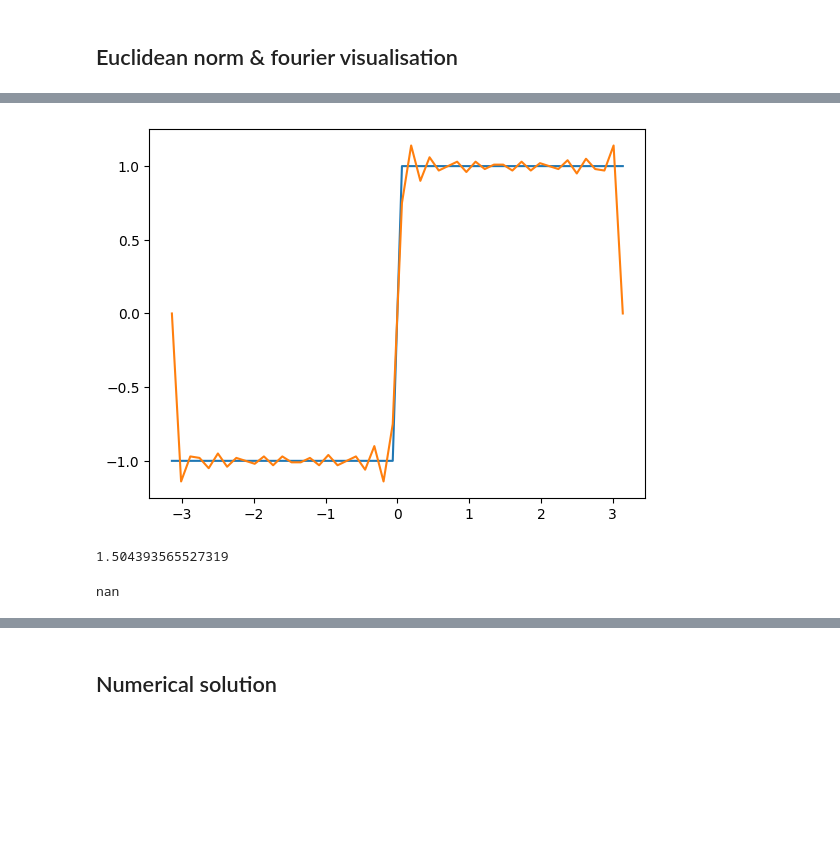
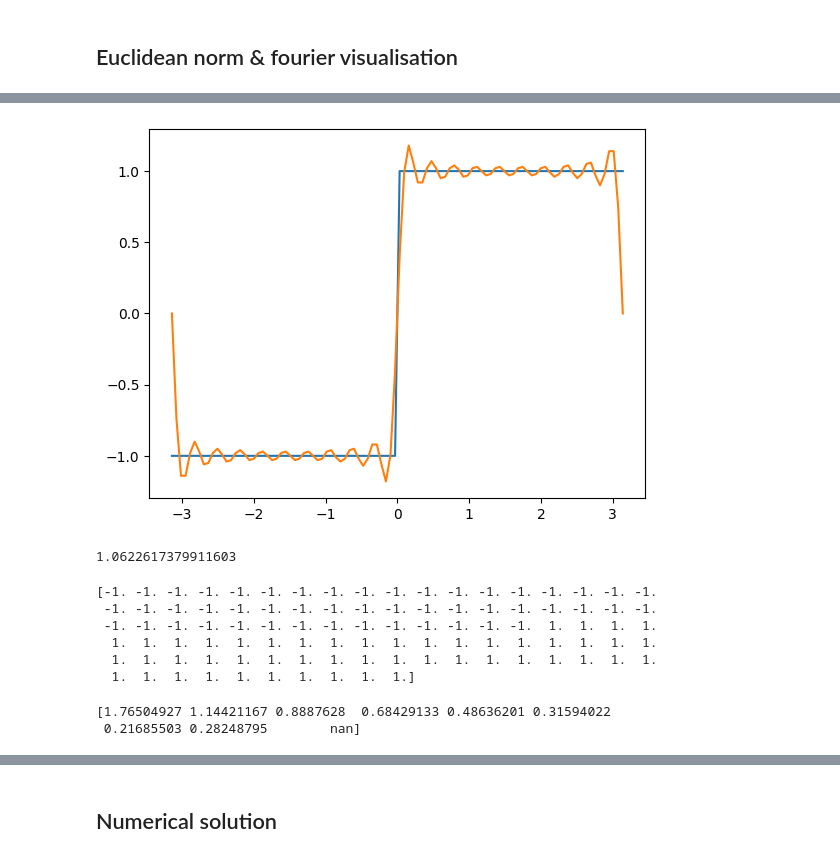
Before and after one commit to peterassessments/Individiual-Simulation, a Jupyter notebook: individual sim.ipynb, the cells around one changed output, grey strips where cells are left out. Saved outputs shown, nothing was run; the diff lists cells and outputs as text; code cells hidden in the pictures; blank space fills up the shorter version.

```diff
--- a/individual sim.ipynb
+++ b/individual sim.ipynb
@@ -19,7 +19,7 @@ $\displaystyle - \frac{\left(-1\right)^{n}}{n} + \frac{1}{n}$
 # %%
 
 radius = 2
-D = 50
+D = 100
 
 a = radius
 # I need to find out how polar plots in matplotlib takes information and
@@ -29,7 +29,7 @@ u = 1   # temprature differential
 def simulation(N):  # pick an n value for the Fourier series
 
     r = np.linspace(0, radius , D) # this gives me each 50 possible values r can take        -np.pi , np.pi
-    theta = np.linspace(-np.pi, np.pi , D) # this sets my discretisation for theta  from - pi to pi # BUG changin from linspace (-np.pi,np.pi, D) to the other way round
+    theta = np.linspace(-np.pi, np.pi , D) # this sets my discretisation for theta  from - pi to pi # BUG changing from linspace (-np.pi,np.pi, D) to the other way round
                                                                                                     # this has been done because of the way polar functions are wrapped counterclockwise
                                                                                                     # i need my + values to be evaluated first
                                                                                                     # all that really does is flip it though
@@ -42,10 +42,11 @@ def simulation(N):  # pick an n value for the Fourier series
 
     for i in range (len(n)):
         for j in range(len(theta)):
-            U[ :,j] += (  (r)**(2*(n[i])-1) * 4 * u * np.sin((2*(n[i])-1)* theta[j])  )/ (  (2*(n[i])-1) * np.pi * a**(2*(n[i])-1)  )
+            U[:, j] += (  (r)**(2*(n[i])-1) * 4 * u * np.sin((2*(n[i])-1)* theta[j])  )/ (  (2*(n[i])-1) * np.pi * a**(2*(n[i])-1)  )
     return U
     # += needed to sum the fourier terms
-#drops all values of r for a particular theta into the x column as u[:,j] selects the whole x column
+#drops all values of r for a particular theta into the x column as u[:,j] selects the whole column puts all the r values in, then moves on to the next value of theta
+# the colums contain all values of r for a particular value of theta
 
 #simulation(10)
 # %%
@@ -140,35 +167,45 @@ plt.show()
 # %%
 # for the Euclidean norm firstly I need a function f(theta[i]) - which is my accurate square wave
 # maybe I could use the np.linalg.norm from the summative
 
 ftheta = np.linspace(-np.pi, np.pi, D)
 for i in range(D):
    if -np.pi <= ftheta[i] <= 0 :
             ftheta[i] = -1
    elif 0 <= ftheta[i] <= np.pi:
       ftheta[i] = 1
 
 thetaplots = np.linspace(-np.pi, np.pi, D)
 plt.plot(thetaplots, ftheta)
 plt.plot(thetaplots, plotable)
 plt.show()
 
-norm = np.linalg.norm(ftheta - plotable)
+norm = np.linalg.norm(plotable[1:len(plotable)-1] - ftheta[1 : len(ftheta)-1] )   # have to exclude the boundary values for a valid euclidean norm
 print(norm)               # norm here is really high this could be because i have done it wrong or it could be due to the gibbs phenonoma
 # %% [output]
-[figure, old version]
+[figure, new version]
-1.504393565527319
+1.0622617379911603
+# %%
+print(ftheta)
+# %% [output]
+[-1. -1. -1. -1. -1. -1. -1. -1. -1. -1. -1. -1. -1. -1. -1. -1. -1. -1.
+ -1. -1. -1. -1. -1. -1. -1. -1. -1. -1. -1. -1. -1. -1. -1. -1. -1. -1.
+ -1. -1. -1. -1. -1. -1. -1. -1. -1. -1. -1. -1. -1. -1.  1.  1.  1.  1.
+  1.  1.  1.  1.  1.  1.  1.  1.  1.  1.  1.  1.  1.  1.  1.  1.  1.  1.
+  1.  1.  1.  1.  1.  1.  1.  1.  1.  1.  1.  1.  1.  1.  1.  1.  1.  1.
+  1.  1.  1.  1.  1.  1.  1.  1.  1.  1.]
 # %%
-N_list = [ 10, 20 , 40 , 80 , 160]
+N_list = [ 4,8,12,16,20,24,28,32, 34]         # reduced due to overflow on higher values
 
 norms = np.zeros(len(N_list))
 
-for i in range(len(N_list)):
+for i in range(len(N_list)):                                 # The euclidean norm here is all wrong the values are much too high
     A = simulation(N_list[i])
     slice = A[D-1, :]
 
-    norms = np.linalg.norm(ftheta - slice)
+    norms[i] = np.linalg.norm(slice[2: len(slice) -2 ] - ftheta[2: len(ftheta)-2])  # excluding thoes outer values for a decent euclidean norm
 
 print(norms)
 # %% [output]
-nan
+[1.76504927 1.14421167 0.8887628  0.68429133 0.48636201 0.31594022
+ 0.21685503 0.28248795        nan]
```
Also changed, not shown: parts of 7 cells of this notebook.
